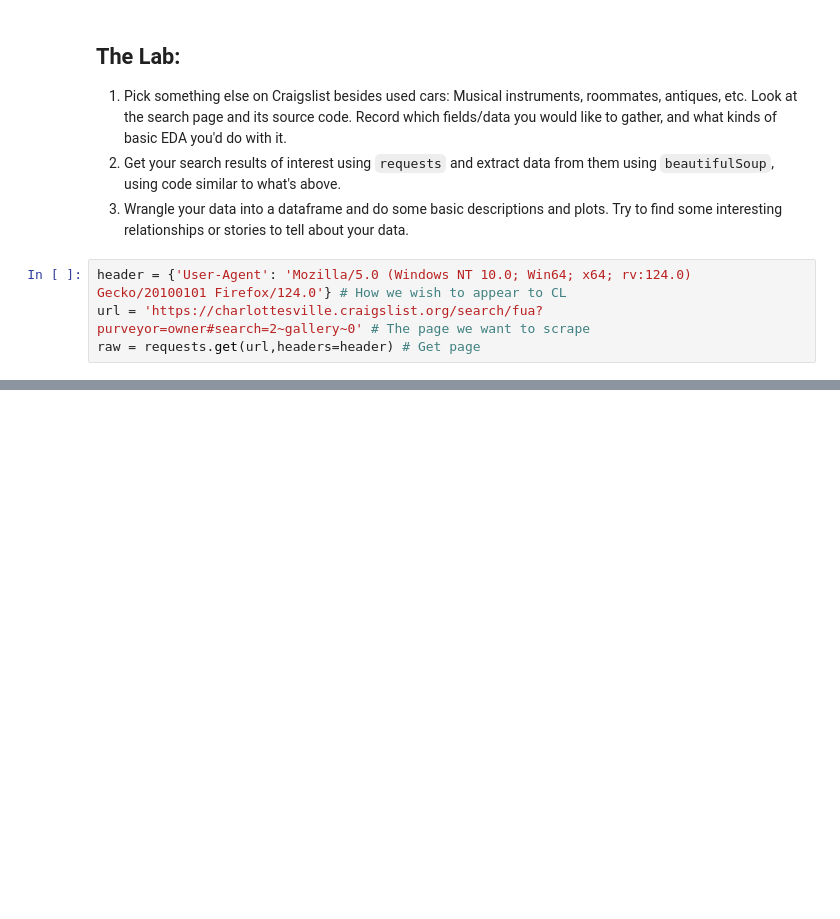
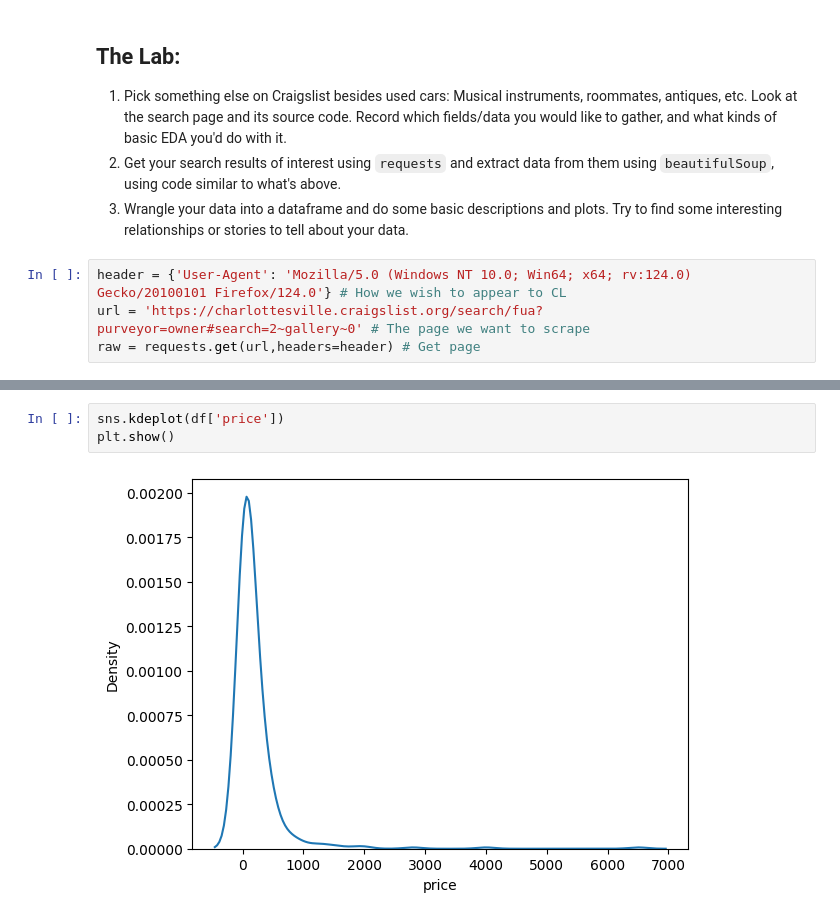
Before and after one commit to btw257-ui/wrangling, a Jupyter notebook: lab/lab.ipynb, the cells around one changed output, grey strips where cells are left out. Drawn from its saved outputs; the diff is of its cells as text; blank space fills up the shorter version.

```diff
--- a/lab/lab.ipynb
+++ b/lab/lab.ipynb
@@ -263,0 +335,5 @@ for k in range( len(listings) ):
+# %%
+sns.kdeplot(df['price'])
+plt.show()
+# %% [output]
+[figure, added]
```
Also changed, not shown: parts of 8 cells of this notebook.
